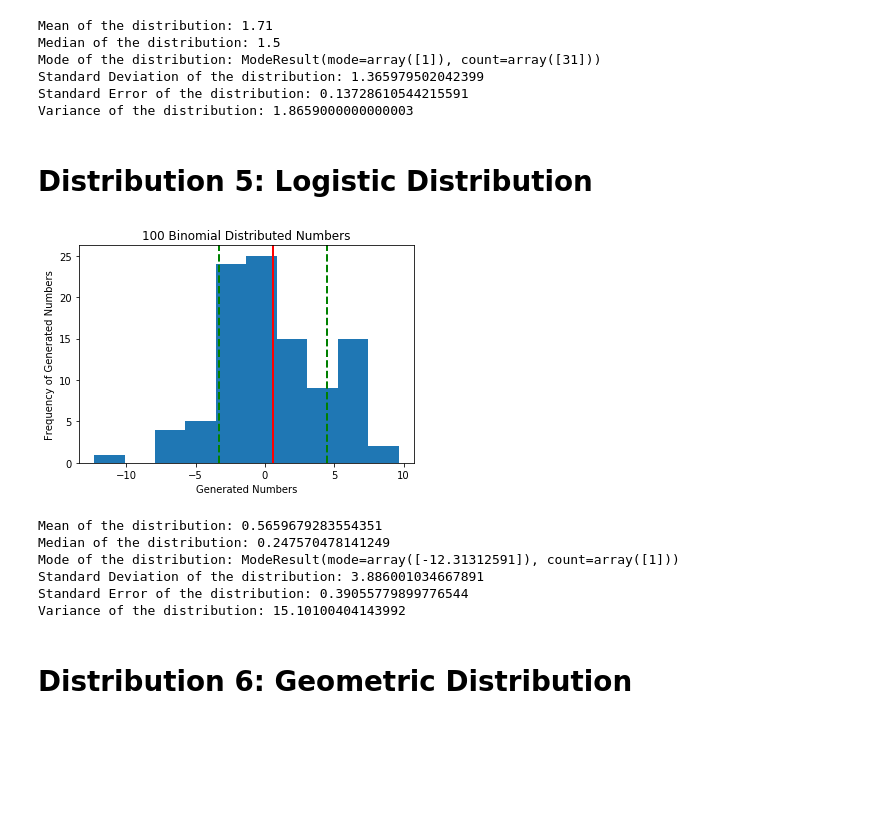
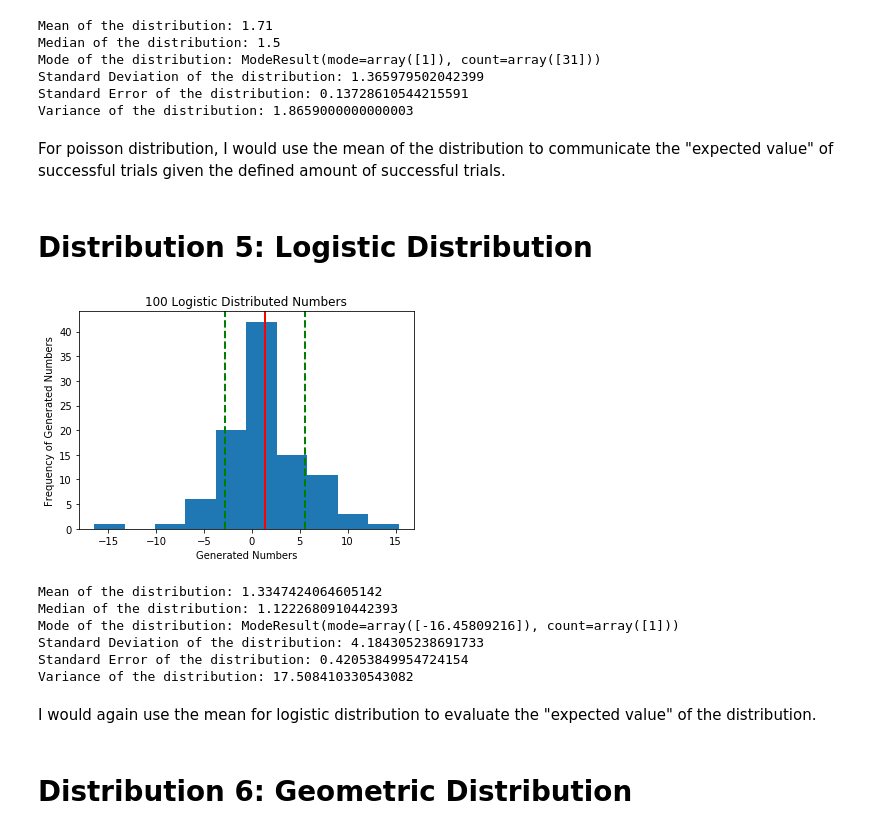
Before and after one commit to nczeak/thinkful, a Jupyter notebook: Drill - Descriptive Statistics and Normality/Drill - Descriptive Statistics and Normality.ipynb, the cells around one changed output. Saved outputs shown, nothing was run; the diff lists cells and outputs as text; code cells hidden in the pictures; blank space fills up the shorter version.

```diff
--- a/Drill - Descriptive Statistics and Normality/Drill - Descriptive Statistics and Normality.ipynb
+++ b/Drill - Descriptive Statistics and Normality/Drill - Descriptive Statistics and Normality.ipynb
@@ -128,34 +136,38 @@ Mode of the distribution: ModeResult(mode=array([1]), count=array([31]))
 Standard Deviation of the distribution: 1.365979502042399
 Standard Error of the distribution: 0.13728610544215591
 Variance of the distribution: 1.8659000000000003
+# %% [markdown]
+For poisson distribution, I would use the mean of the distribution to communicate the "expected value" of successful trials given the defined amount of successful trials.
 # %% [markdown]
 # Distribution 5: Logistic Distribution
 # %%
 logisticDistributionArray = np.random.logistic(1, 2, 100)
 plotFunctions.hist(logisticDistributionArray)
 plotFunctions.axvline(logisticDistributionArray.mean(), color='r', linestyle='solid', linewidth=2)
 plotFunctions.axvline((logisticDistributionArray.mean() + logisticDistributionArray.std()), color='g', linestyle='dashed', linewidth=2)
 plotFunctions.axvline((logisticDistributionArray.mean() - logisticDistributionArray.std()), color='g', linestyle='dashed', linewidth=2)
 
 '''Create labels for the plot, display the plot, and print descriptive statistics'''
-plotFunctions.title("100 Binomial Distributed Numbers")
+plotFunctions.title("100 Logistic Distributed Numbers")
 plotFunctions.xlabel("Generated Numbers")
 plotFunctions.ylabel("Frequency of Generated Numbers")
 plotFunctions.show()
 print("Mean of the distribution: " + str(np.mean(logisticDistributionArray)))
 print("Median of the distribution: " + str(np.median(logisticDistributionArray)))
 print("Mode of the distribution: " + str(stats.mode(logisticDistributionArray)))
 print("Standard Deviation of the distribution: " + str(np.std(logisticDistributionArray)))
 print("Standard Error of the distribution: " + str(stats.sem(logisticDistributionArray)))
 print("Variance of the distribution: " + str(np.var(logisticDistributionArray)))
 # %% [output]
-[figure, old version]
+[figure, new version]
-Mean of the distribution: 0.5659679283554351
-Median of the distribution: 0.247570478141249
-Mode of the distribution: ModeResult(mode=array([-12.31312591]), count=array([1]))
-Standard Deviation of the distribution: 3.886001034667891
-Standard Error of the distribution: 0.39055779899776544
-Variance of the distribution: 15.10100404143992
+Mean of the distribution: 1.3347424064605142
+Median of the distribution: 1.1222680910442393
+Mode of the distribution: ModeResult(mode=array([-16.45809216]), count=array([1]))
+Standard Deviation of the distribution: 4.184305238691733
+Standard Error of the distribution: 0.42053849954724154
+Variance of the distribution: 17.508410330543082
+# %% [markdown]
+I would again use the mean for logistic distribution to evaluate the "expected value" of the distribution.
 # %% [markdown]
 # Distribution 6: Geometric Distribution
 # %%
```
Also changed, not shown: parts of 8 cells of this notebook.
